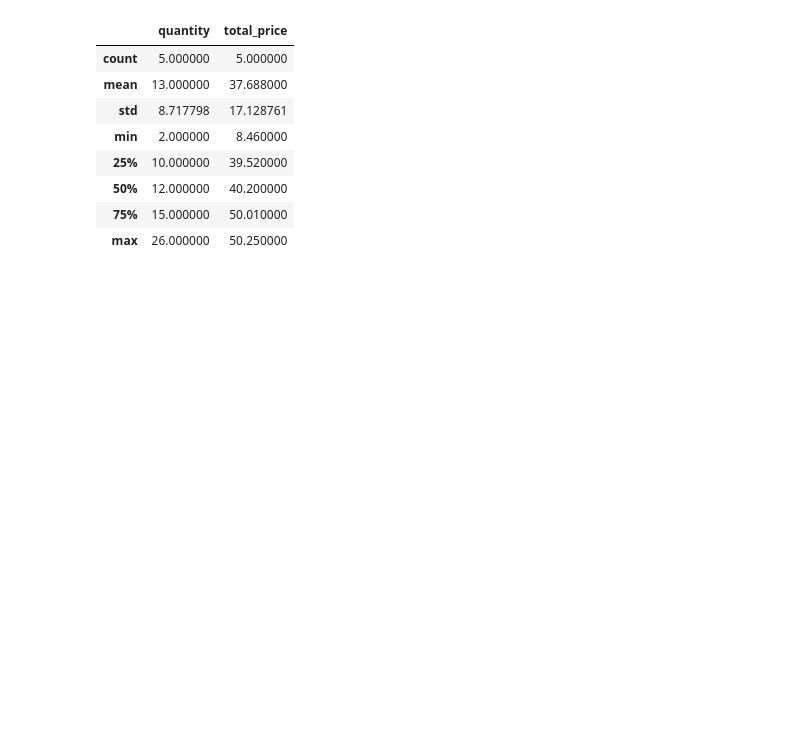
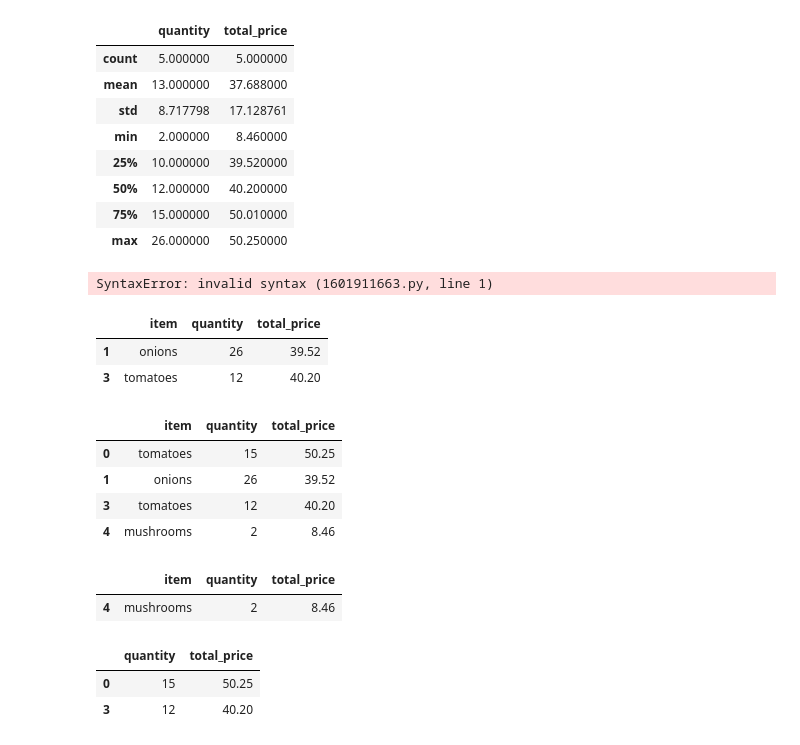
Before and after one commit to Luno0811/School_District_Analysis, a Jupyter notebook: pandas_practice.ipynb, the cells around one changed output. Saved outputs shown, nothing was run; the diff lists cells and outputs as text; code cells hidden in the pictures; blank space fills up the shorter version.

```diff
--- a/pandas_practice.ipynb
+++ b/pandas_practice.ipynb
@@ -253,3 +253,38 @@ sales_df.describe()
 | 50% | 12.000000 | 40.200000 |
 | 75% | 15.000000 | 50.010000 |
 | max | 26.000000 | 50.250000 |
+# %%
+sales_df = pd.DataFrame({"item": ["tomatoes", "onions", "potatoes", "tomatoes", "mushrooms"],
+                "quantity": [15, 26, 10, 12, 2],
+                "total_price": [50.25, 39.52, 50.01, 40.20, 8.46]})
+# %%
+{.language-python} sales_df.loc[(sales_df["quantity"] > 10) & (sales_df["total_price"] < 45)]
+# %% [output]
+SyntaxError: invalid syntax (1601911663.py, line 1)
+# %%
+sales_df.loc[(sales_df["quantity"] > 10) & (sales_df["total_price"] < 45)]
+# %% [output]
+|  | item | quantity | total_price |
+| 1 | onions | 26 | 39.52 |
+| 3 | tomatoes | 12 | 40.20 |
+# %%
+sales_df.loc[(sales_df["quantity"] > 10) | (sales_df["total_price"] < 45)]
+# %% [output]
+|  | item | quantity | total_price |
+| 0 | tomatoes | 15 | 50.25 |
+| 1 | onions | 26 | 39.52 |
+| 3 | tomatoes | 12 | 40.20 |
+| 4 | mushrooms | 2 | 8.46 |
+# %%
+min_price = sales_df["total_price"].min()
+min_price_row = sales_df.loc[sales_df["total_price"] == min_price]
+min_price_row
+# %% [output]
+|  | item | quantity | total_price |
+| 4 | mushrooms | 2 | 8.46 |
+# %%
+sales_df.loc[sales_df["item"] == "tomatoes", ["quantity", "total_price"]]
+# %% [output]
+|  | quantity | total_price |
+| 0 | 15 | 50.25 |
+| 3 | 12 | 40.20 |
```
Also changed, not shown: parts of 1 cell of this notebook, 5 other files.
